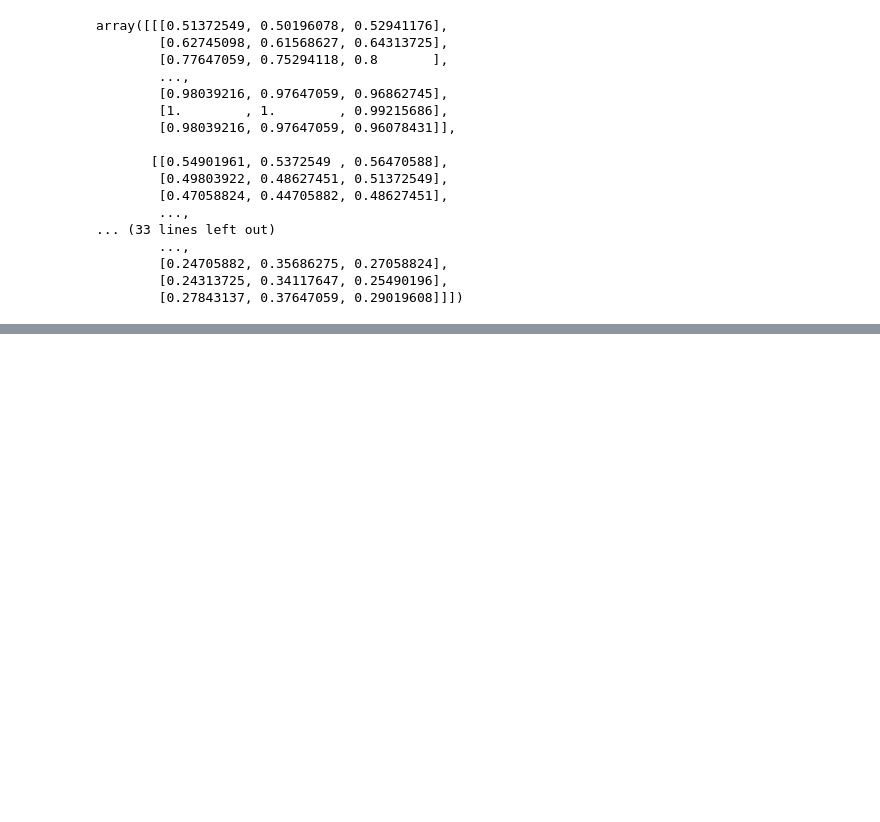
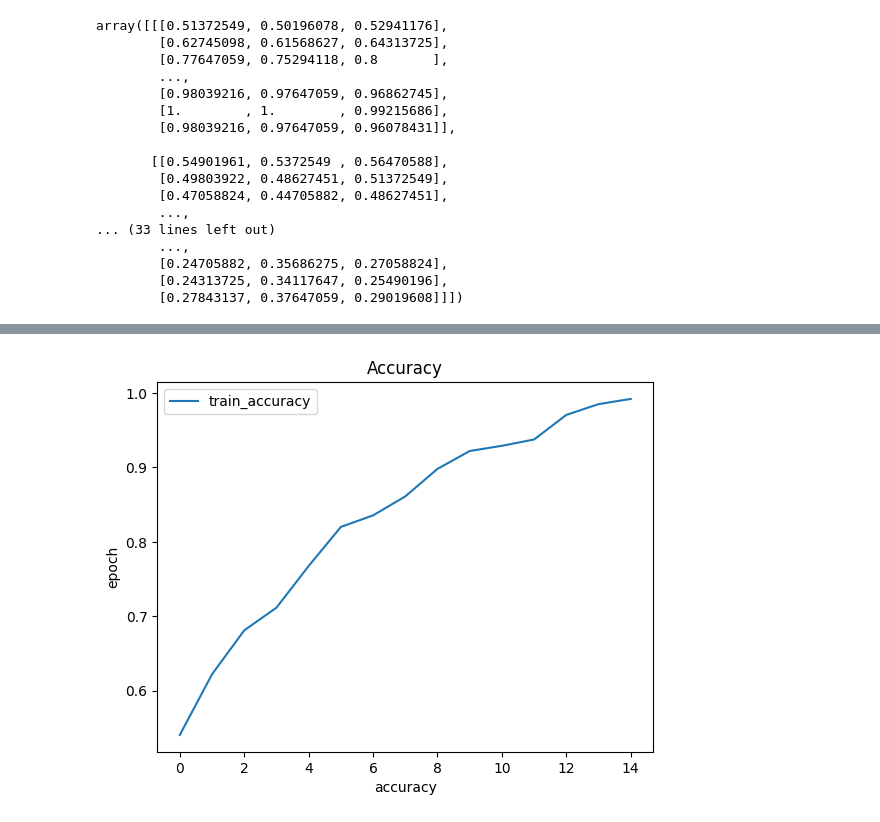
Before and after one commit to crpytoscooby/College-Assignment-1, a Jupyter notebook: Deep Learning Lab/Assignment3B.ipynb, the cells around one changed output, grey strips where cells are left out. Drawn from its saved outputs; the diff is of its cells as text; code cells hidden in the pictures; blank space fills up the shorter version.

```diff
--- a/Deep Learning Lab/Assignment3B.ipynb
+++ b/Deep Learning Lab/Assignment3B.ipynb
@@ -158 +148,10 @@ model.evaluate(x_test, y_test)
+# %%
+plt.plot(h.history['accuracy'])
+plt.title('Accuracy')
+plt.xlabel('accuracy')
+plt.ylabel('epoch')
+plt.legend(['train_accuracy'])
+plt.show()
+# %% [output]
+[figure, added]
 # %%
```
Also changed, not shown: parts of 18 cells of this notebook, 1 other file.
